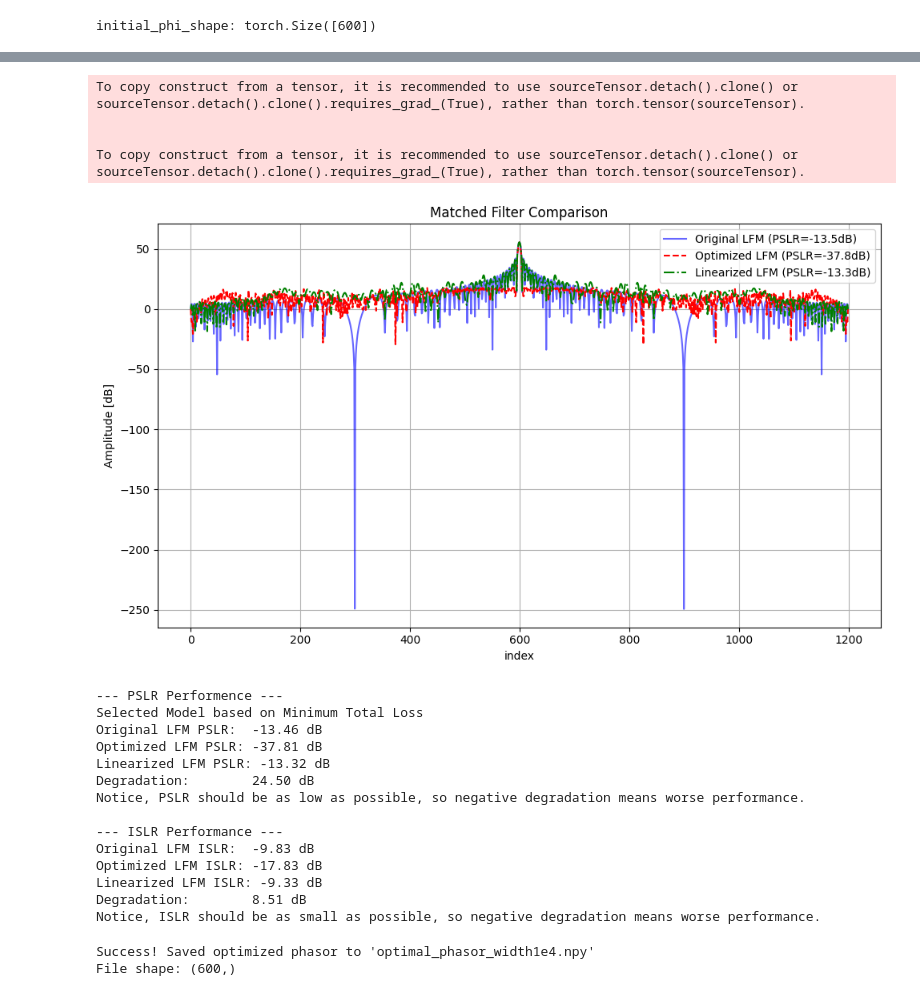
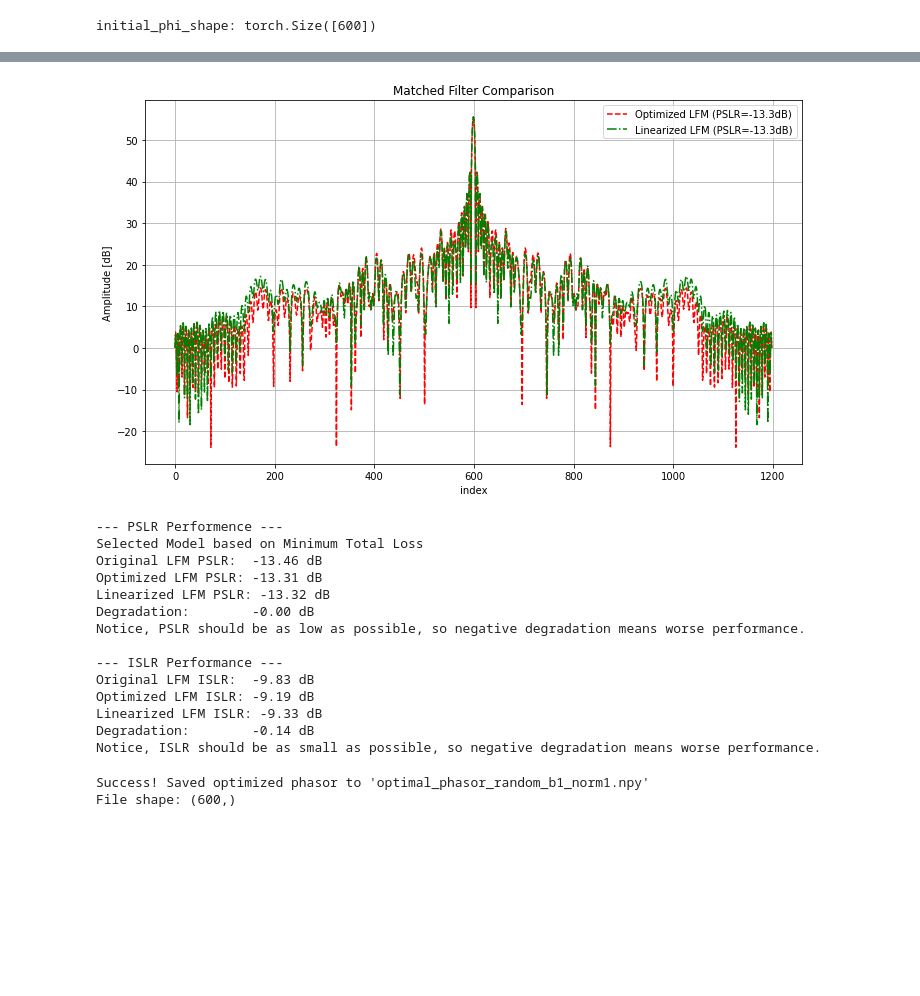
Before and after one commit to OriNik100/Spec_Null, a Jupyter notebook: non_linear_eq3.ipynb, the cells around one changed output, grey strips where cells are left out. Drawn from its saved outputs; the diff is of its cells as text; code cells hidden in the pictures; blank space fills up the shorter version.

```diff
--- a/non_linear_eq3.ipynb
+++ b/non_linear_eq3.ipynb
@@ -363,55 +374,52 @@ mf_new_db, pslr_new, islr_new = calculate_mf_pslr_islr_torch(s_best,True)
 mf_lin_db, pslr_lin, islr_lin = calculate_mf_pslr_islr_torch(s_lin,True)
 
 plt.figure(figsize=(10, 6))
-plt.plot(mf_orig_db, label=f'Original LFM (PSLR={pslr_orig:.1f}dB)', color='blue', alpha=0.6)
+#plt.plot(mf_orig_db, label=f'Original LFM (PSLR={pslr_orig:.1f}dB)', color='blue', alpha=0.6)
 plt.plot(mf_new_db, label=f'Optimized LFM (PSLR={pslr_new:.1f}dB)', color='red', linestyle='--')
 plt.plot(mf_lin_db, label=f'Linearized LFM (PSLR={pslr_lin:.1f}dB)', color='green', linestyle='-.')
 plt.title("Matched Filter Comparison")
 plt.xlabel("index")
 plt.ylabel("Amplitude [dB]")
 plt.legend()
 plt.grid(True)
 plt.tight_layout()
+
 plt.show()
 
 print(f"--- PSLR Performence ---")
 print(f"Selected Model based on Minimum Total Loss")
 print(f"Original LFM PSLR:  {pslr_orig:.2f} dB")
 print(f"Optimized LFM PSLR: {pslr_new:.2f} dB")
 print(f"Linearized LFM PSLR: {pslr_lin:.2f} dB")
 print(f"Degradation:        {pslr_lin - pslr_new:.2f} dB")
 print("Notice, PSLR should be as low as possible, so negative degradation means worse performance.\n")
 
 
 print(f"--- ISLR Performance ---")
 print(f"Original LFM ISLR:  {islr_orig:.2f} dB")
 print(f"Optimized LFM ISLR: {islr_new:.2f} dB")
 print(f"Linearized LFM ISLR: {islr_lin:.2f} dB")
 print(f"Degradation:        {islr_lin - islr_new:.2f} dB")
 print("Notice, ISLR should be as small as possible, so negative degradation means worse performance.\n")
 
 # lags = np.arange(-len(s_base_np) + 1, len(s_base_np))
 # time_lags = (lags / Fs) * 1e6
 # %% [output]
+[figure, new version]
-To copy construct from a tensor, it is recommended to use sourceTensor.detach().clone() or sourceTensor.detach().clone().requires_grad_(True), rather than torch.tensor(sourceTensor).
+--- PSLR Performence ---
+Selected Model based on Minimum Total Loss
+Original LFM PSLR:  -13.46 dB
+Optimized LFM PSLR: -13.31 dB
+Linearized LFM PSLR: -13.32 dB
+Degradation:        -0.00 dB
+Notice, PSLR should be as low as possible, so negative degradation means worse performance.
 
-
-To copy construct from a tensor, it is recommended to use sourceTensor.detach().clone() or sourceTensor.detach().clone().requires_grad_(True), rather than torch.tensor(sourceTensor).
+--- ISLR Performance ---
+Original LFM ISLR:  -9.83 dB
+Optimized LFM ISLR: -9.19 dB
+Linearized LFM ISLR: -9.33 dB
+Degradation:        -0.14 dB
+Notice, ISLR should be as small as possible, so negative degradation means worse performance.
-[figure, old version]
---- PSLR Performence ---
-Selected Model based on Minimum Total Loss
-Original LFM PSLR:  -13.46 dB
-Optimized LFM PSLR: -37.81 dB
-Linearized LFM PSLR: -13.32 dB
-Degradation:        24.50 dB
-Notice, PSLR should be as low as possible, so negative degradation means worse performance.
-
---- ISLR Performance ---
-Original LFM ISLR:  -9.83 dB
-Optimized LFM ISLR: -17.83 dB
-Linearized LFM ISLR: -9.33 dB
-Degradation:        8.51 dB
-Notice, ISLR should be as small as possible, so negative degradation means worse performance.
 # %%
 #5 Saving phi
 phi_numpy = best_phi.detach().cpu().numpy()
@@ -420,13 +428,13 @@ phi_numpy = best_phi.detach().cpu().numpy()
 correction_phasor = np.exp(1j * phi_numpy)
 
 
-filename = 'optimal_phasor.npy'
+filename = 'optimal_phasor_random_b1_norm1.npy'
 np.save(filename, correction_phasor)
 
 print(f"Success! Saved optimized phasor to '{filename}'")
 print(f"File shape: {correction_phasor.shape}")
 # %% [output]
-Success! Saved optimized phasor to 'optimal_phasor_width1e4.npy'
+Success! Saved optimized phasor to 'optimal_phasor_random_b1_norm1.npy'
 File shape: (600,)
 # %%
 import optuna
```
Also changed, not shown: parts of 15 cells of this notebook.
